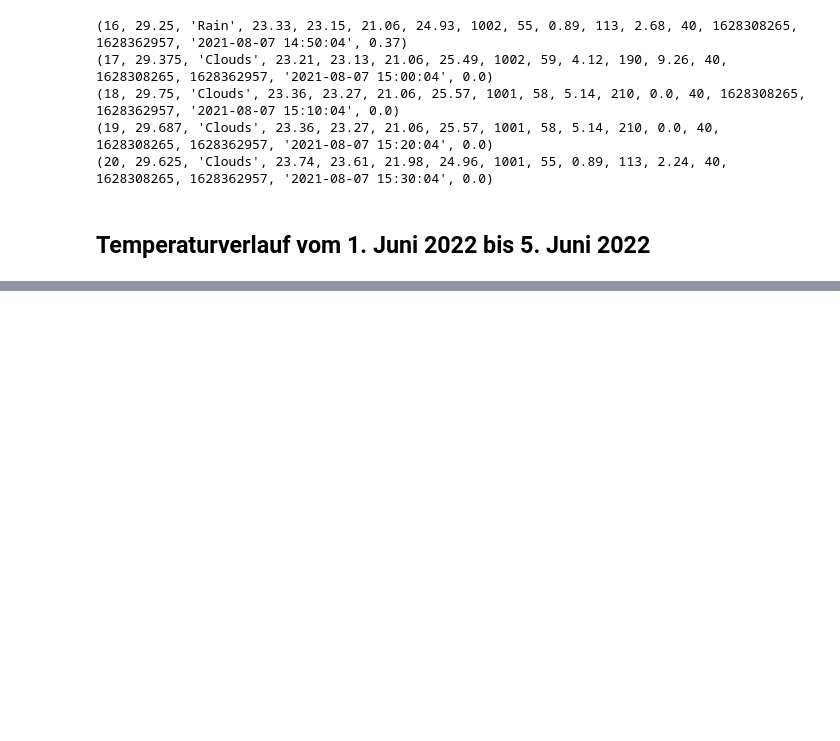
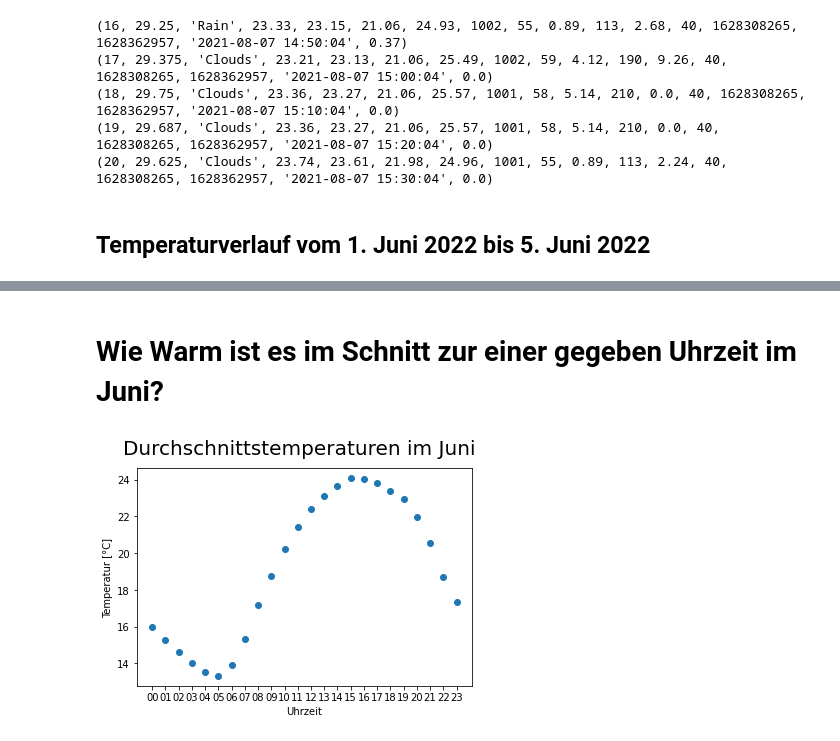
Before and after one commit to jtuttas/datenanalyse, a Jupyter notebook: weather.ipynb, the cells around one changed output, grey strips where cells are left out. Drawn from its saved outputs; the diff is of its cells as text; code cells hidden in the pictures; blank space fills up the shorter version.

```diff
--- a/weather.ipynb
+++ b/weather.ipynb
@@ -44,0 +85,20 @@ plt.gcf().autofmt_xdate()
+# %% [markdown]
+# Wie Warm ist es im Schnitt zur einer gegeben Uhrzeit im Juni?
+# %%
+result = db.execute('select avg(temp),strftime("%H", timestamp) from weather where Timestamp between "2022-06-01 00:00:00" and "2022-06-31 23:59:59" group by strftime("%H", timestamp)');
+
+x = np.array([])
+y = np.array([])
+
+for row in result:
+    x=np.append(x,row[0])
+    y=np.append(y,row[1])
+    #print(row)
+
+plt.scatter(y, x)
+plt.suptitle('Durchschnittstemperaturen im Juni', fontsize=20)
+plt.xlabel("Uhrzeit")
+plt.ylabel("Temperatur [°C]")
+plt.show()
+# %% [output]
+[figure, added]
```
Also changed, not shown: parts of 7 cells of this notebook.
